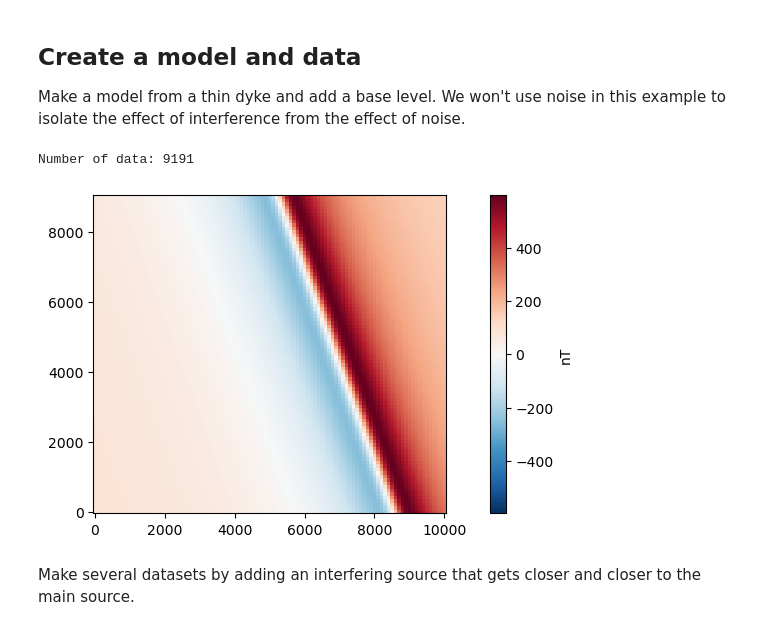
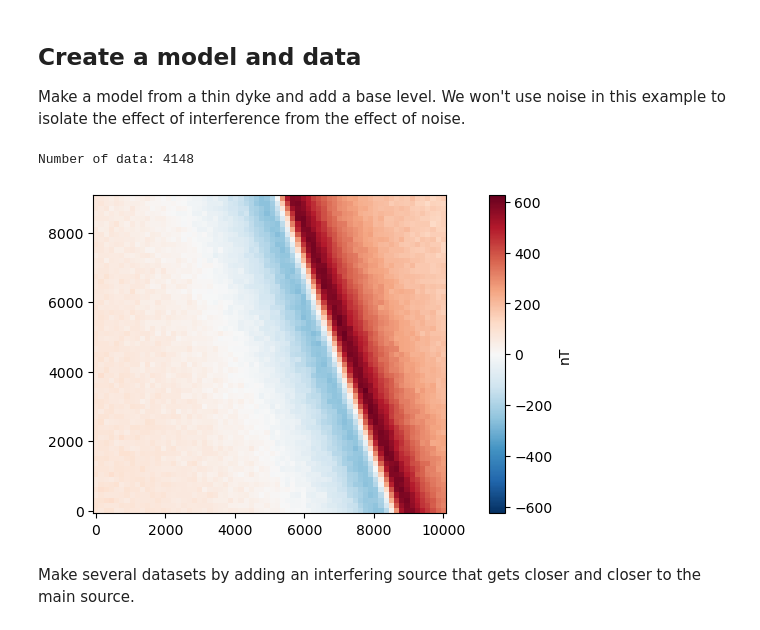
Before and after one commit to compgeolab/euler-inversion, a Jupyter notebook: code/synthetic-interfering-sources-dykes.ipynb, the cells around one changed output. Saved outputs shown, nothing was run; the diff lists cells and outputs as text; code cells hidden in the pictures.

```diff
--- a/code/synthetic-interfering-sources-dykes.ipynb
+++ b/code/synthetic-interfering-sources-dykes.ipynb
@@ -21,7 +21,7 @@ Make a model from a thin dyke and add a base level. We won't use noise in this e
 # %%
 region = [0, 10e3, 0, 9e3]
 height = 400
-spacing = 100
+spacing = 150
 coordinates = vd.grid_coordinates(region, spacing=spacing, extra_coords=height)
 intensity, inclination, declination = 20, -30, 20
 main_field = hm.magnetic_angles_to_vec(1, inclination, declination)
@@ -32,35 +32,37 @@ dike_coordinates_rotated = euler.rotate_coordinates(true_coordinates, azimuth)
 magnetic_field = hm.prism_magnetic(
     euler.rotate_coordinates(coordinates, azimuth),
     prisms=[
         dike_coordinates_rotated[0] - 100,
         dike_coordinates_rotated[0] + 100,
         dike_coordinates_rotated[1] - 100e3,
         dike_coordinates_rotated[1] + 100e3,
         dike_coordinates_rotated[2] - 5e3,
         dike_coordinates_rotated[2],
     ],
     magnetization=hm.magnetic_angles_to_vec(intensity, inclination, declination + azimuth),
     field="b",
 )
 magnetic_anomaly = sum(b * f for b, f in zip(magnetic_field, main_field))
 
 # Add the base level
 base_level = 100  # nT
 magnetic_anomaly += base_level
 
+magnetic_anomaly += np.random.default_rng(42).normal(0, 10, magnetic_anomaly.shape)
+
 print(f"Number of data: {magnetic_anomaly.size}")
 
 fig, ax = plt.subplots(1, 1, figsize=(6, 3.5), layout="constrained")
 ax.set_aspect("equal")
 scale = vd.maxabs(magnetic_anomaly)
 tmp = ax.pcolormesh(
     *coordinates[:2], magnetic_anomaly, cmap="RdBu_r", vmin=-scale, vmax=scale
 )
 fig.colorbar(tmp, label="nT")
 plt.show()
 # %% [output]
-Number of data: 9191
+Number of data: 4148
-[figure, old version]
+[figure, new version]
 # %% [markdown]
 Make several datasets by adding an interfering source that gets closer and closer to the main source.
 # %%
```
Also changed, not shown: parts of 3 cells of this notebook, 5 other files.
